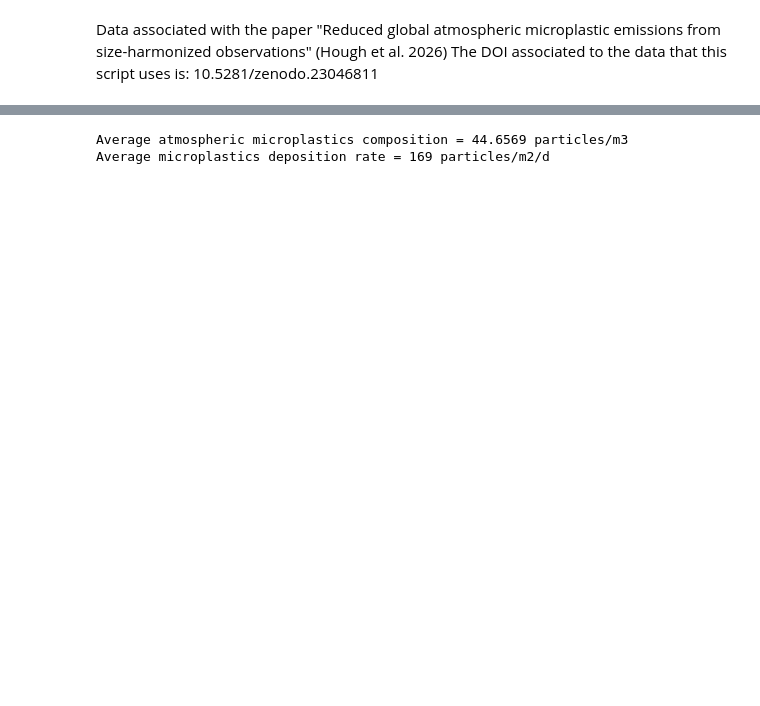
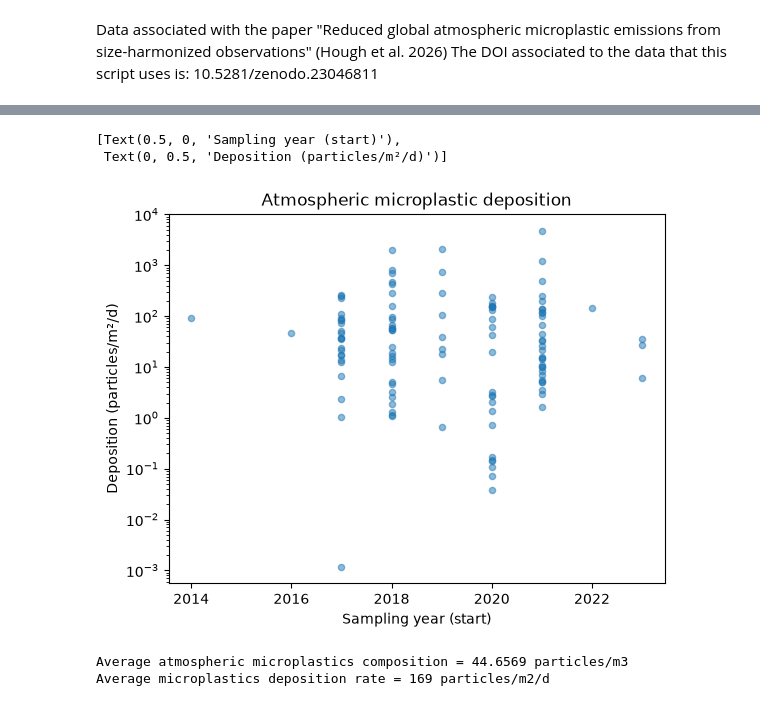
Before and after one commit to ige-PING/OpenReproLab_2026-2027, a Jupyter notebook: labs/01_ABC-of-repro-numerical-science/analyse_microplastics.ipynb, the cells around one changed output, grey strips where cells are left out. Saved outputs shown, nothing was run; the diff lists cells and outputs as text; code cells hidden in the pictures; blank space fills up the shorter version.

```diff
--- a/labs/01_ABC-of-repro-numerical-science/analyse_microplastics.ipynb
+++ b/labs/01_ABC-of-repro-numerical-science/analyse_microplastics.ipynb
@@ -16 +28,10 @@ plot(data.year[data.measure == "deposition"], data.number[data.measure == 'depos
+# %%
+# Atmospheric deposition of microplastics (particles/m2/d) as a function of sampling year
+dep = data[data.measure == "deposition"].assign(sampling_year=lambda d: d.start_date.str[:4].astype(int))
+ax = dep.plot.scatter(x="sampling_year", y="number", logy=True, alpha=0.5, title="Atmospheric microplastic deposition")
+ax.set(xlabel="Sampling year (start)", ylabel="Deposition (particles/m²/d)")
+# %% [output]
+[Text(0.5, 0, 'Sampling year (start)'),
+ Text(0, 0.5, 'Deposition (particles/m²/d)')]
+[figure, added]
 # %%
```
Also changed, not shown: parts of 5 cells of this notebook, 1 other file.
